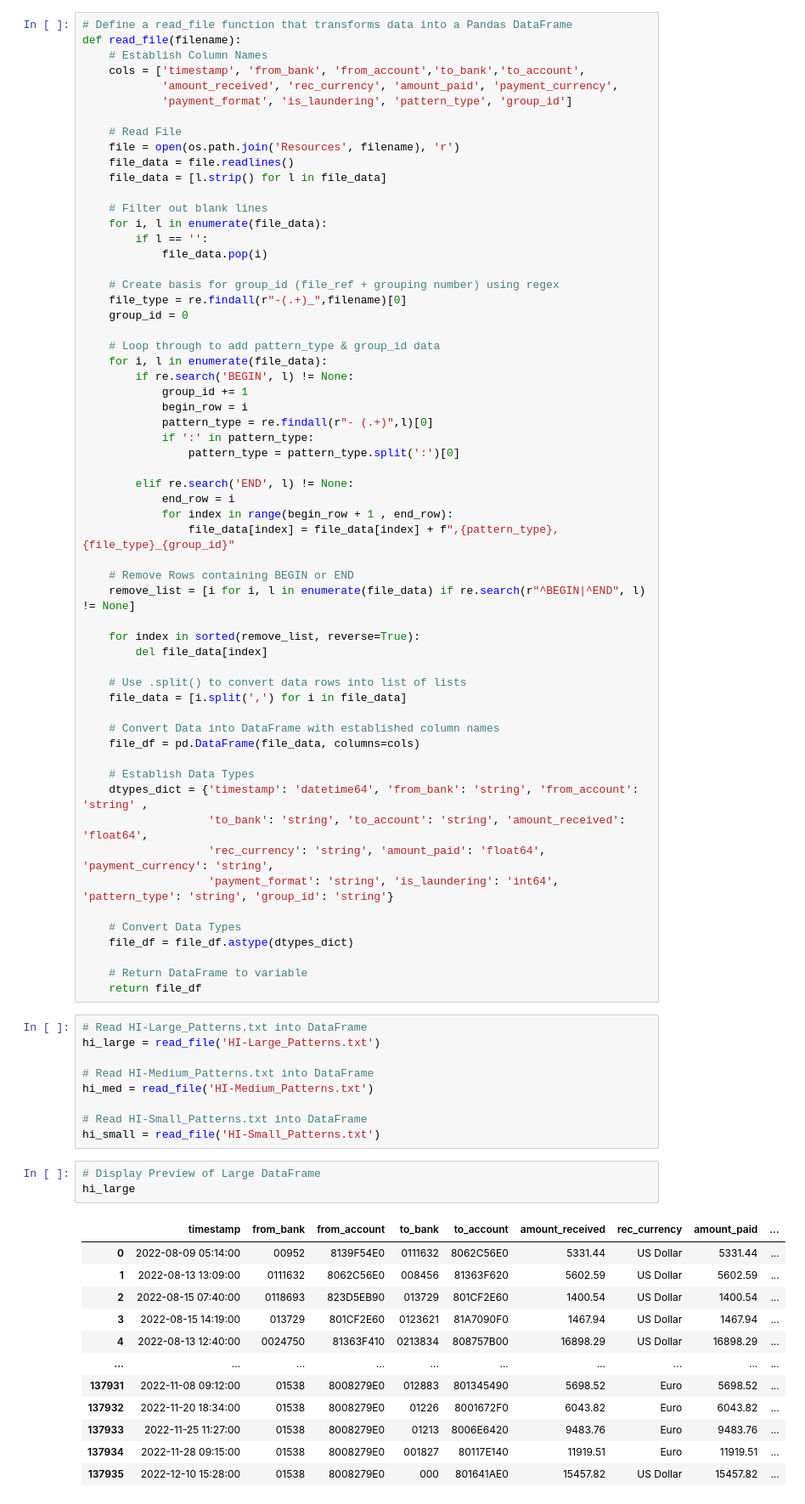
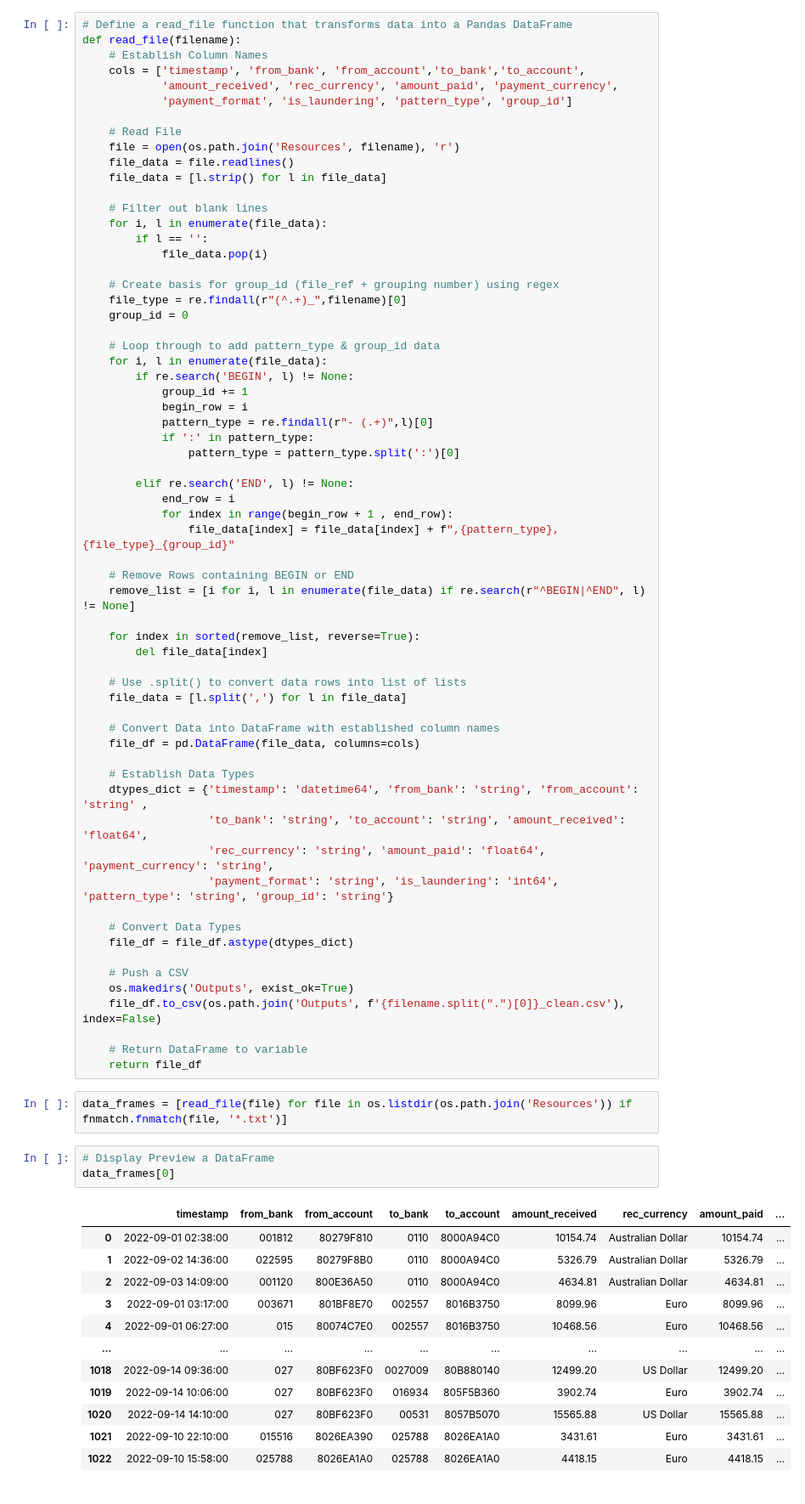
Before and after one commit to nburwick/ETL_Epsilon, a Jupyter notebook: IBM Anti-Money-Laundering ETL.ipynb, the cells around one changed output. Shown at 85% size. Drawn from its saved outputs; the diff is of its cells as text.

```diff
--- a/IBM Anti-Money-Laundering ETL.ipynb
+++ b/IBM Anti-Money-Laundering ETL.ipynb
@@ -34,7 +34,7 @@ def read_file(filename):
             file_data.pop(i)
 
     # Create basis for group_id (file_ref + grouping number) using regex
-    file_type = re.findall(r"-(.+)_",filename)[0]
+    file_type = re.findall(r"(^.+)_",filename)[0]
     group_id = 0
 
     # Loop through to add pattern_type & group_id data
@@ -58,7 +58,7 @@ def read_file(filename):
         del file_data[index]
 
     # Use .split() to convert data rows into list of lists
-    file_data = [i.split(',') for i in file_data]
+    file_data = [l.split(',') for l in file_data]
 
     # Convert Data into DataFrame with established column names
     file_df = pd.DataFrame(file_data, columns=cols)
@@ -72,30 +72,27 @@ def read_file(filename):
     # Convert Data Types
     file_df = file_df.astype(dtypes_dict)
 
+    # Push a CSV
+    os.makedirs('Outputs', exist_ok=True)
+    file_df.to_csv(os.path.join('Outputs', f'{filename.split(".")[0]}_clean.csv'), index=False)
+
     # Return DataFrame to variable
     return file_df
 # %%
-# Read HI-Large_Patterns.txt into DataFrame
-hi_large = read_file('HI-Large_Patterns.txt')
-
-# Read HI-Medium_Patterns.txt into DataFrame
-hi_med = read_file('HI-Medium_Patterns.txt')
-
-# Read HI-Small_Patterns.txt into DataFrame
-hi_small = read_file('HI-Small_Patterns.txt')
+data_frames = [read_file(file) for file in os.listdir(os.path.join('Resources')) if fnmatch.fnmatch(file, '*.txt')]
 # %%
-# Display Preview of Large DataFrame
-hi_large
+# Display Preview a DataFrame
+data_frames[0]
 # %% [output]
 |  | timestamp | from_bank | from_account | to_bank | to_account | amount_received | rec_currency | amount_paid | ... |
-| 0 | 2022-08-09 05:14:00 | 00952 | 8139F54E0 | 0111632 | 8062C56E0 | 5331.44 | US Dollar | 5331.44 | ... |
-| 1 | 2022-08-13 13:09:00 | 0111632 | 8062C56E0 | 008456 | 81363F620 | 5602.59 | US Dollar | 5602.59 | ... |
-| 2 | 2022-08-15 07:40:00 | 0118693 | 823D5EB90 | 013729 | 801CF2E60 | 1400.54 | US Dollar | 1400.54 | ... |
-| 3 | 2022-08-15 14:19:00 | 013729 | 801CF2E60 | 0123621 | 81A7090F0 | 1467.94 | US Dollar | 1467.94 | ... |
-| 4 | 2022-08-13 12:40:00 | 0024750 | 81363F410 | 0213834 | 808757B00 | 16898.29 | US Dollar | 16898.29 | ... |
+| 0 | 2022-09-01 02:38:00 | 001812 | 80279F810 | 0110 | 8000A94C0 | 10154.74 | Australian Dollar | 10154.74 | ... |
+| 1 | 2022-09-02 14:36:00 | 022595 | 80279F8B0 | 0110 | 8000A94C0 | 5326.79 | Australian Dollar | 5326.79 | ... |
+| 2 | 2022-09-03 14:09:00 | 001120 | 800E36A50 | 0110 | 8000A94C0 | 4634.81 | Australian Dollar | 4634.81 | ... |
+| 3 | 2022-09-01 03:17:00 | 003671 | 801BF8E70 | 002557 | 8016B3750 | 8099.96 | Euro | 8099.96 | ... |
+| 4 | 2022-09-01 06:27:00 | 015 | 80074C7E0 | 002557 | 8016B3750 | 10468.56 | Euro | 10468.56 | ... |
 | ... | ... | ... | ... | ... | ... | ... | ... | ... | ... |
-| 137931 | 2022-11-08 09:12:00 | 01538 | 8008279E0 | 012883 | 801345490 | 5698.52 | Euro | 5698.52 | ... |
-| 137932 | 2022-11-20 18:34:00 | 01538 | 8008279E0 | 01226 | 8001672F0 | 6043.82 | Euro | 6043.82 | ... |
-| 137933 | 2022-11-25 11:27:00 | 01538 | 8008279E0 | 01213 | 8006E6420 | 9483.76 | Euro | 9483.76 | ... |
-| 137934 | 2022-11-28 09:15:00 | 01538 | 8008279E0 | 001827 | 80117E140 | 11919.51 | Euro | 11919.51 | ... |
-| 137935 | 2022-12-10 15:28:00 | 01538 | 8008279E0 | 000 | 801641AE0 | 15457.82 | US Dollar | 15457.82 | ... |
+| 1018 | 2022-09-14 09:36:00 | 027 | 80BF623F0 | 0027009 | 80B880140 | 12499.20 | US Dollar | 12499.20 | ... |
+| 1019 | 2022-09-14 10:06:00 | 027 | 80BF623F0 | 016934 | 805F5B360 | 3902.74 | Euro | 3902.74 | ... |
+| 1020 | 2022-09-14 14:10:00 | 027 | 80BF623F0 | 00531 | 8057B5070 | 15565.88 | US Dollar | 15565.88 | ... |
+| 1021 | 2022-09-10 22:10:00 | 015516 | 8026EA390 | 025788 | 8026EA1A0 | 3431.61 | Euro | 3431.61 | ... |
+| 1022 | 2022-09-10 15:58:00 | 025788 | 8026EA1A0 | 025788 | 8026EA1A0 | 4418.15 | Euro | 4418.15 | ... |
```
Also changed, not shown: parts of 22 cells of this notebook, 11 other files.
